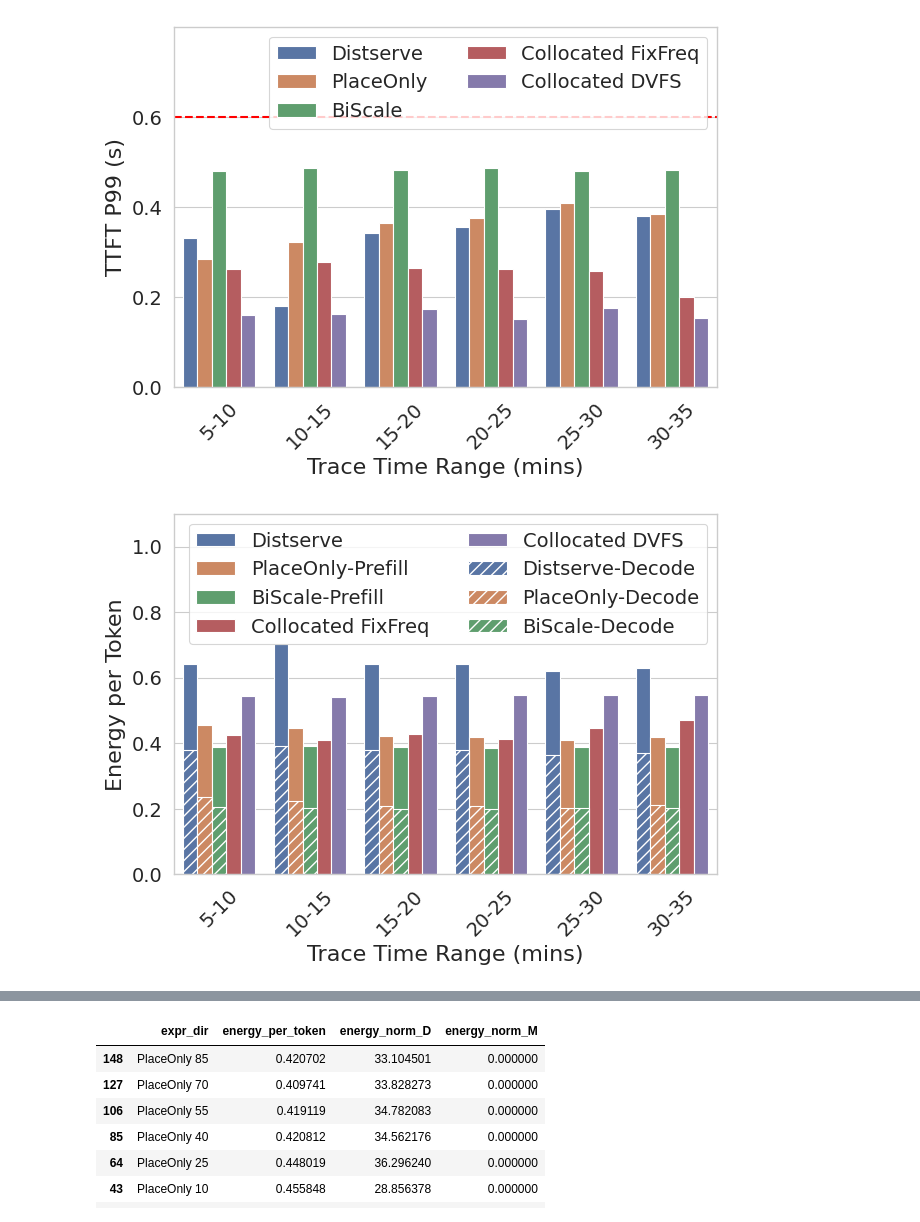
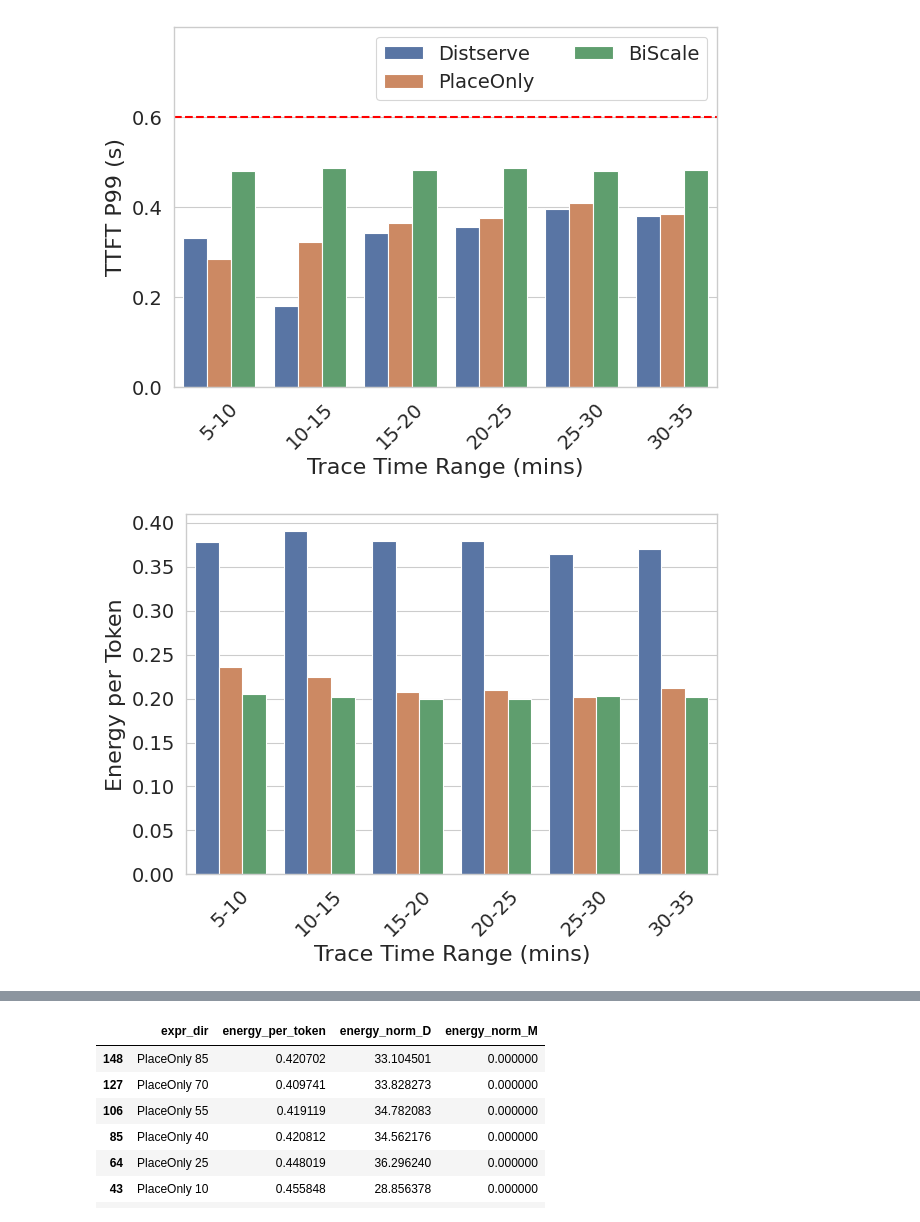
Before and after one commit to Louis-99/vllm-fork, a Jupyter notebook: additional_stuff/sosp_evals/2_nodes/dissag_vs_collocated.ipynb, the cells around one changed output, grey strips where cells are left out. Saved outputs shown, nothing was run; the diff lists cells and outputs as text; code cells hidden in the pictures.

```diff
--- a/additional_stuff/sosp_evals/2_nodes/dissag_vs_collocated.ipynb
+++ b/additional_stuff/sosp_evals/2_nodes/dissag_vs_collocated.ipynb
@@ -271,7 +70,9 @@ df_results = df_results.sort_values('sort_key')
 df_results['rps'] = df_results['expr_dir'].str.extract('(\d+)$')[0].astype(int)
 df_results['name'] = df_results['expr_dir'].str.replace('\s+\d+$', '', regex=True)
 # Set the order of the categories
-df_results['name'] = pd.Categorical(df_results['name'], categories=['Distserve', 'PlaceOnly', 'BiScale', 'Collocated FixFreq', 'Collocated DVFS'], ordered=True)
+df_results['name'] = pd.Categorical(df_results['name'], categories=['Distserve', 'PlaceOnly', 'BiScale'], ordered=True)
+# df_results['name'] = pd.Categorical(df_results['name'], categories=['Distserve', 'PlaceOnly', 'BiScale', 'Collocated FixFreq', 'Collocated DVFS'], ordered=True)
+
 df_results = df_results.sort_values(['rps', 'name'])
 
 ####################### TPOT P99 #######################
@@ -324,50 +125,50 @@ ax.legend(title="", fontsize=14, ncol=2)
 plt.tight_layout()
 plt.savefig("figs/real_67p_trace_ttft.pdf", format="pdf")
 
-############################ energy per token #######################
-filtered_handles = []
-filtered_labels = []
+############################ energy per token - decode #######################
 
 sns.set_theme(context="paper", style="whitegrid")
 plt.figure()
 ax = sns.barplot(
     x="rps",
-    y="energy_per_token",
+    y="decode_energy_per_token",
     hue="name",
     data=df_results,
     dodge=True,
 )
 
-df_results_de = df_results[df_results['decode_energy_per_token'].notnull() & df_results['decode_energy_per_token'] > 0]
-ax2 = sns.barplot(
-    x="rps",
-    y="decode_energy_per_token",
-    hue="name",
-    data=df_results_de,
-    dodge=True,
-    hatch='///',
-)
-# Build custom legend
-handles, labels = ax.get_legend_handles_labels()
-handles = handles[:-2]
-labels = labels[:-2]
-labels = ['Distserve',
-        'PlaceOnly-Prefill',
-        'BiScale-Prefill',
-        'Collocated FixFreq',
-        'Collocated DVFS',
-        'Distserve-Decode',
-        'PlaceOnly-Decode',
-        'BiScale-Decode']
 # Customize the plot
 ax.set_xlabel('Trace Time Range (mins)', fontsize=16)
 ax.set_ylabel('Energy per Token', fontsize=16)
-ax.set_ylim(0, 1.1)
 
 ax.set_xticks([0,1,2, 3, 4, 5])
 ax.set_xticklabels(['5-10', '10-15', '15-20', '20-25', '25-30', '30-35'], fontsize=14, rotation=45, ha='center')
 ax.tick_params(axis='y', labelsize=14)
-ax.legend(handles, labels, title="", fontsize=14, ncol=2)
+ax.legend(title="", fontsize=14, ncol=2)
+ax.legend_.remove()
 plt.tight_layout()
-plt.savefig("figs/real_67p_trace_energy_per_token.pdf", format="pdf")
+plt.savefig("figs/real_67p_trace_energy_per_token_decode.pdf", format="pdf")
+
+############################ energy per token - prefill #######################
+
+sns.set_theme(context="paper", style="whitegrid")
+plt.figure()
+ax = sns.barplot(
+    x="rps",
+    y="prefill_energy_per_token",
+    hue="name",
+    data=df_results,
+    dodge=True,
+)
+
+# Customize the plot
+ax.set_xlabel('Trace Time Range (mins)', fontsize=16)
+ax.set_ylabel('Energy per Token', fontsize=16)
+
+ax.set_xticks([0,1,2, 3, 4, 5])
+ax.set_xticklabels(['5-10', '10-15', '15-20', '20-25', '25-30', '30-35'], fontsize=14, rotation=45, ha='center')
+ax.tick_params(axis='y', labelsize=14)
+ax.legend_.remove()
+plt.tight_layout()
+plt.savefig("figs/real_67p_trace_energy_per_token_prefill.pdf", format="pdf")
 # %% [output]
@@ -375,2 +176,2 @@ plt.savefig("figs/real_67p_trace_energy_per_token.pdf", format="pdf")
-[figure, old version]
+[figure, new version]
-[figure, old version]
+[figure, new version]
```
Also changed, not shown: parts of 6 cells of this notebook, 32 other files.
